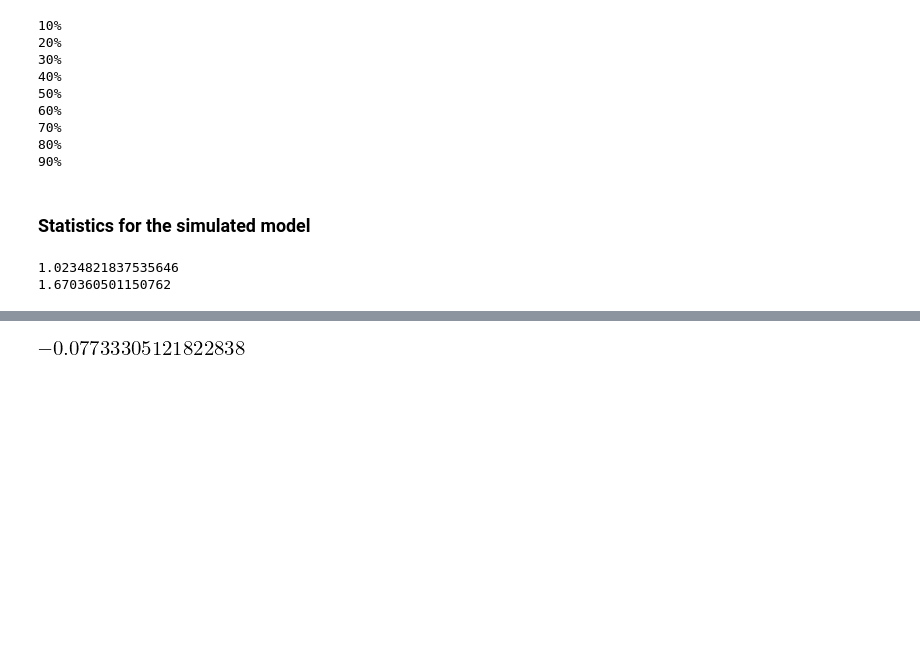
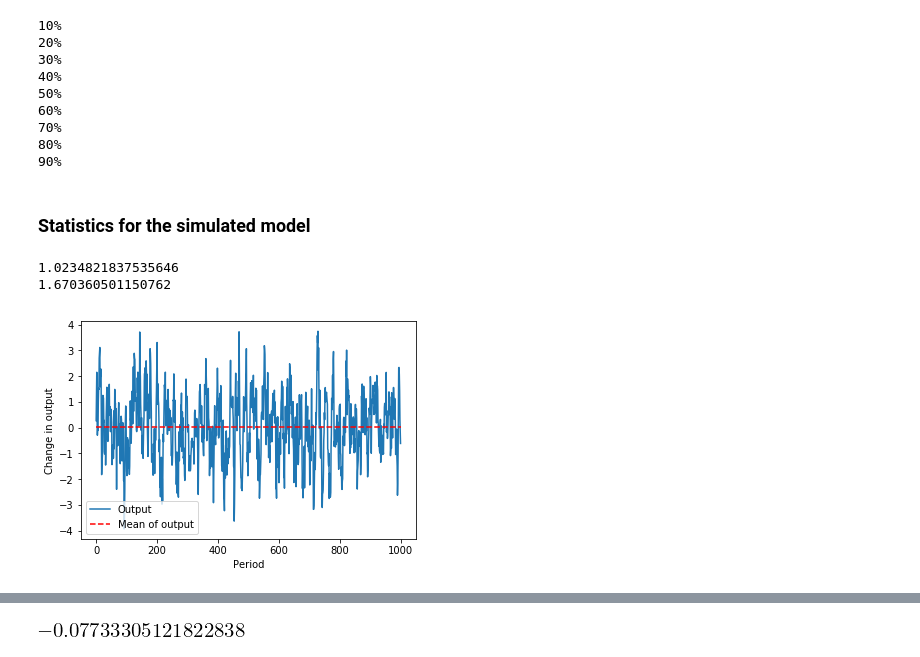
Before and after one commit to NumEconCopenhagen/projects-2019-al, a Jupyter notebook: examproject/examproject.ipynb, the cells around one changed output, grey strips where cells are left out. Cells and saved outputs as stored; diff of their text form; code cells hidden in the pictures; blank space fills up the shorter version.

Commit message:
outputs

```diff
--- a/examproject/examproject.ipynb
+++ b/examproject/examproject.ipynb
@@ -579,3 +579,15 @@ print(np.var(output))
 # %% [output]
 1.0234821837535646
 1.670360501150762
+# %%
+mean_pi = np.linspace(np.mean(inflation),np.mean(inflation),1000)
+mean_y = np.linspace(np.mean(output),np.mean(output),1000)
+# %%
+plt.plot(output,label="Output")
+plt.plot(mean_y,color="r",label="Mean of output",linestyle="dashed")
+plt.xlabel("Period")
+plt.ylabel("Change in output")
+plt.legend()
+plt.show()
+# %% [output]
+[figure, added]
```
Also changed, not shown: parts of 2 cells of this notebook.
